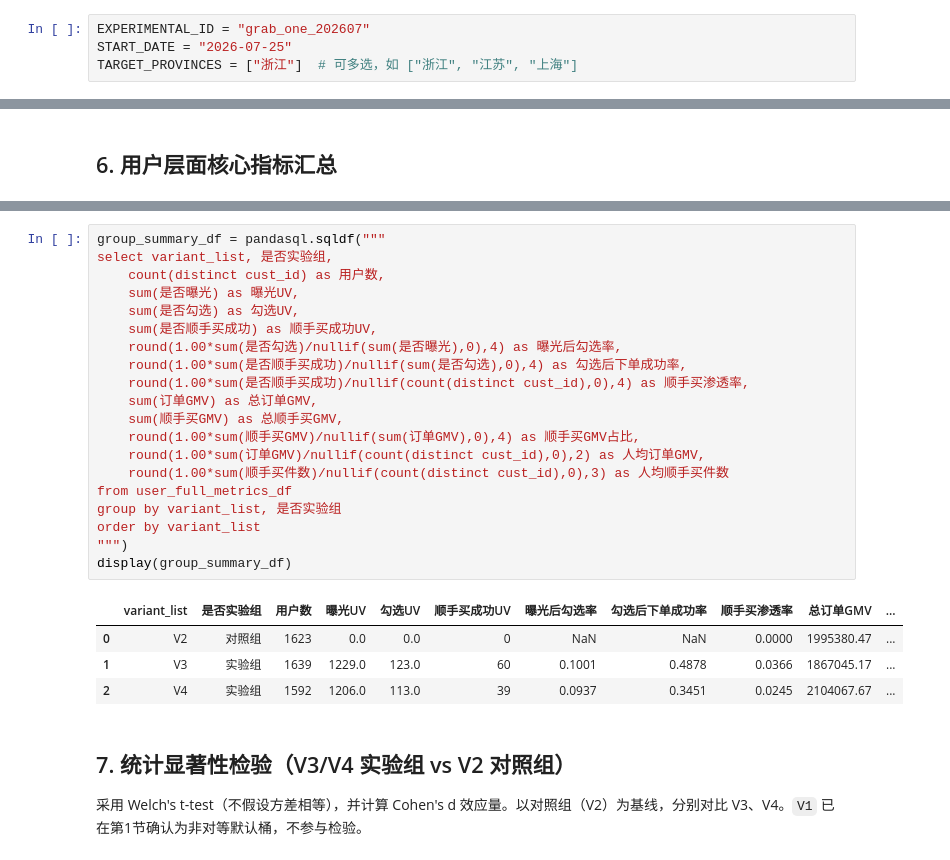
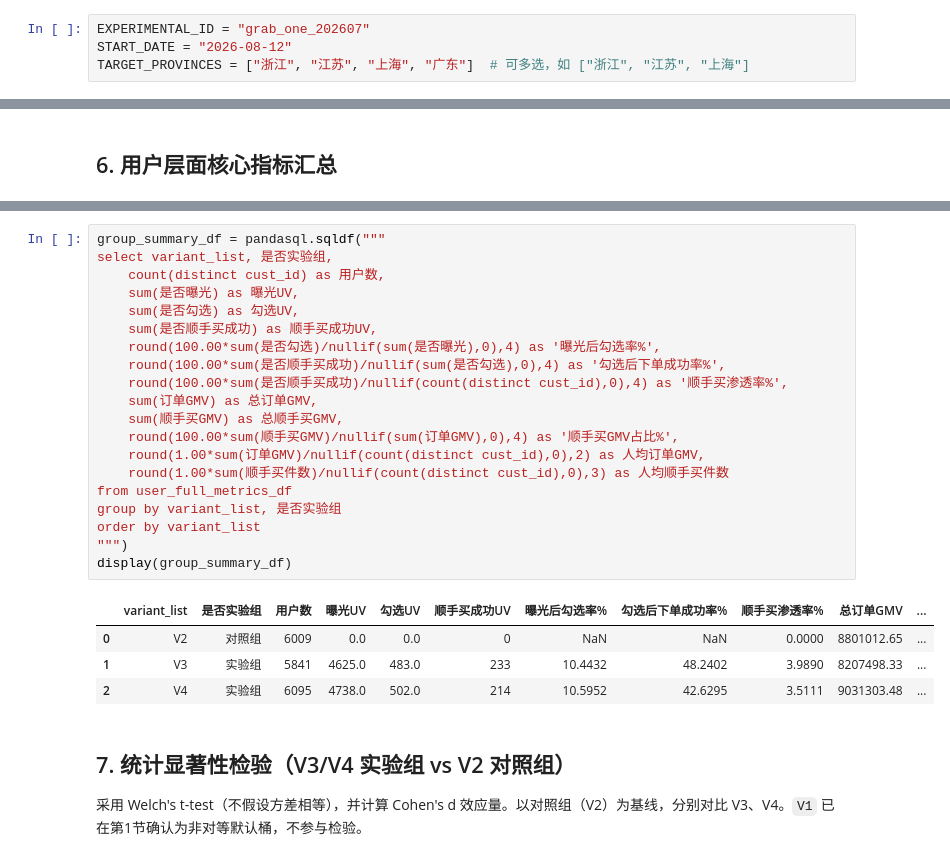
Before and after one commit to chrisptang/aliyun-devops, a Jupyter notebook: 顺手买一件AB实验分析-grab_one_202607.ipynb, the cells around one changed output, grey strips where cells are left out. Cells and saved outputs as stored; diff of their text form.

```diff
--- a/顺手买一件AB实验分析-grab_one_202607.ipynb
+++ b/顺手买一件AB实验分析-grab_one_202607.ipynb
@@ -32,8 +20,8 @@
 - 传统购物车加购链路不覆盖顺手买（顺手买直接进确认订单，不走 `cartLinkDispose`）
 # %%
 EXPERIMENTAL_ID = "grab_one_202607"
-START_DATE = "2026-07-25"
-TARGET_PROVINCES = ["浙江"]  # 可多选，如 ["浙江", "江苏", "上海"]
+START_DATE = "2026-08-12"
+TARGET_PROVINCES = ["浙江", "江苏", "上海", "广东"]  # 可多选，如 ["浙江", "江苏", "上海"]
 # %%
 from odps_client import get_odps_sql_result_as_df
 from sls_client import get_sls_data_by_query, get_sls_raw_data_by_query
@@ -986,28 +1077,28 @@ user_full_metrics_df.head(10)
 # %%
 group_summary_df = pandasql.sqldf("""
 select variant_list, 是否实验组,
     count(distinct cust_id) as 用户数,
     sum(是否曝光) as 曝光UV,
     sum(是否勾选) as 勾选UV,
     sum(是否顺手买成功) as 顺手买成功UV,
-    round(1.00*sum(是否勾选)/nullif(sum(是否曝光),0),4) as 曝光后勾选率,
-    round(1.00*sum(是否顺手买成功)/nullif(sum(是否勾选),0),4) as 勾选后下单成功率,
-    round(1.00*sum(是否顺手买成功)/nullif(count(distinct cust_id),0),4) as 顺手买渗透率,
+    round(100.00*sum(是否勾选)/nullif(sum(是否曝光),0),4) as '曝光后勾选率%',
+    round(100.00*sum(是否顺手买成功)/nullif(sum(是否勾选),0),4) as '勾选后下单成功率%',
+    round(100.00*sum(是否顺手买成功)/nullif(count(distinct cust_id),0),4) as '顺手买渗透率%',
     sum(订单GMV) as 总订单GMV,
     sum(顺手买GMV) as 总顺手买GMV,
-    round(1.00*sum(顺手买GMV)/nullif(sum(订单GMV),0),4) as 顺手买GMV占比,
+    round(100.00*sum(顺手买GMV)/nullif(sum(订单GMV),0),4) as '顺手买GMV占比%',
     round(1.00*sum(订单GMV)/nullif(count(distinct cust_id),0),2) as 人均订单GMV,
     round(1.00*sum(顺手买件数)/nullif(count(distinct cust_id),0),3) as 人均顺手买件数
 from user_full_metrics_df
 group by variant_list, 是否实验组
 order by variant_list
 """)
 display(group_summary_df)
 # %% [output]
-|  | variant_list | 是否实验组 | 用户数 | 曝光UV | 勾选UV | 顺手买成功UV | 曝光后勾选率 | 勾选后下单成功率 | 顺手买渗透率 | 总订单GMV | ... |
-| 0 | V2 | 对照组 | 1623 | 0.0 | 0.0 | 0 | NaN | NaN | 0.0000 | 1995380.47 | ... |
-| 1 | V3 | 实验组 | 1639 | 1229.0 | 123.0 | 60 | 0.1001 | 0.4878 | 0.0366 | 1867045.17 | ... |
-| 2 | V4 | 实验组 | 1592 | 1206.0 | 113.0 | 39 | 0.0937 | 0.3451 | 0.0245 | 2104067.67 | ... |
+|  | variant_list | 是否实验组 | 用户数 | 曝光UV | 勾选UV | 顺手买成功UV | 曝光后勾选率% | 勾选后下单成功率% | 顺手买渗透率% | 总订单GMV | ... |
+| 0 | V2 | 对照组 | 6009 | 0.0 | 0.0 | 0 | NaN | NaN | 0.0000 | 8801012.65 | ... |
+| 1 | V3 | 实验组 | 5841 | 4625.0 | 483.0 | 233 | 10.4432 | 48.2402 | 3.9890 | 8207498.33 | ... |
+| 2 | V4 | 实验组 | 6095 | 4738.0 | 502.0 | 214 | 10.5952 | 42.6295 | 3.5111 | 9031303.48 | ... |
 # %% [markdown]
 ## 7. 统计显著性检验（V3/V4 实验组 vs V2 对照组）
 
```
Also changed, not shown: parts of 27 cells of this notebook, 1 other file.
